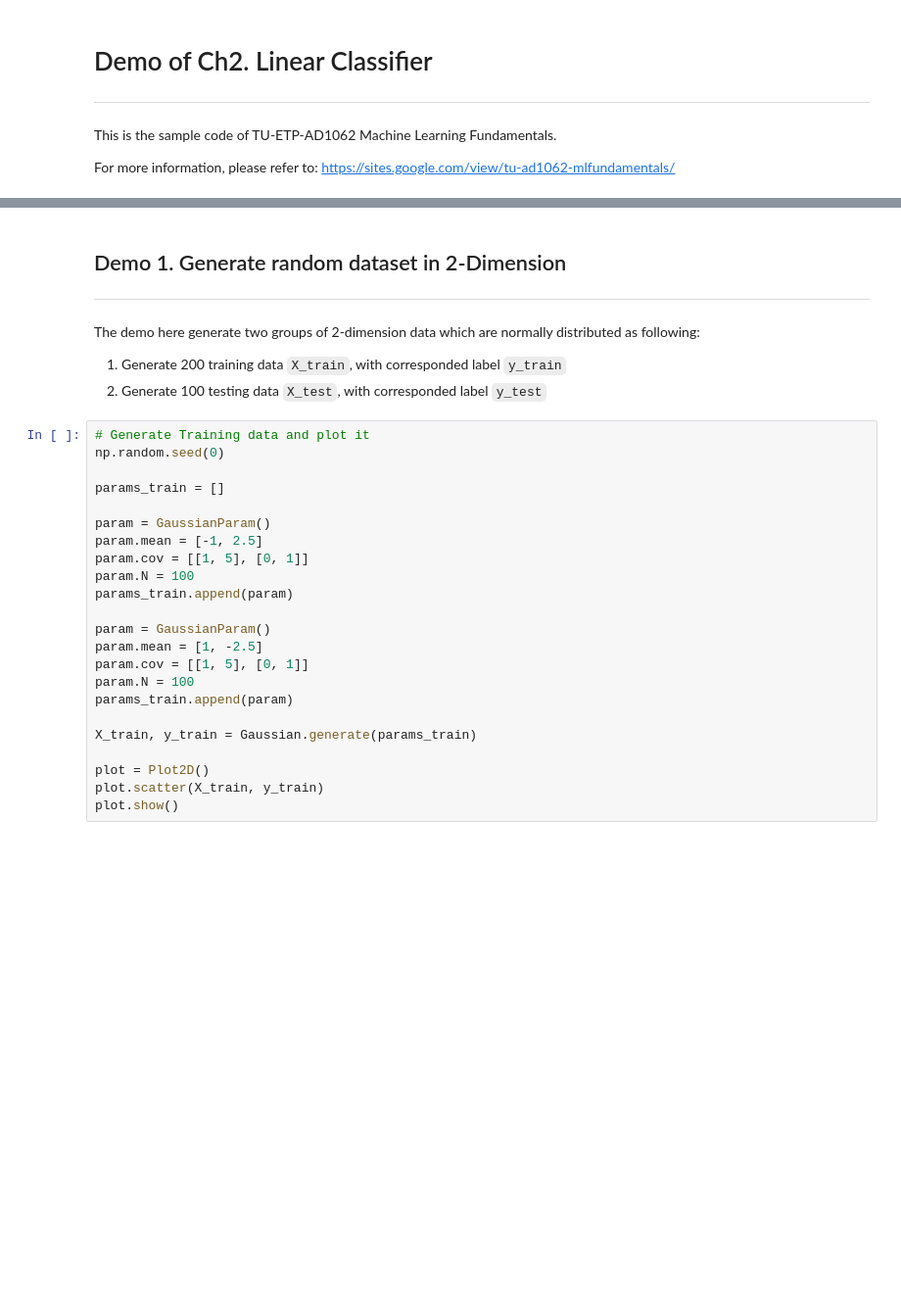
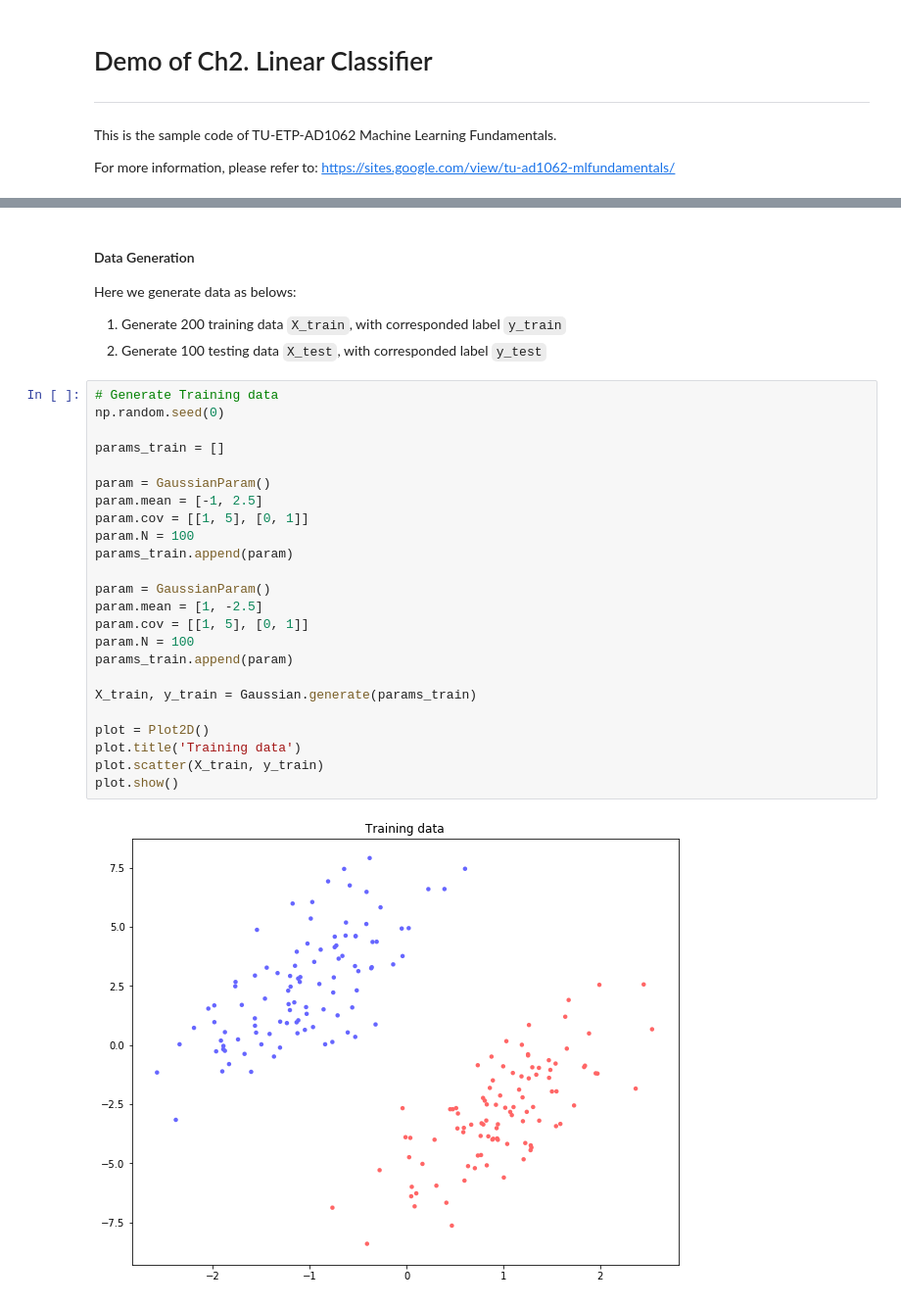
Before and after one commit to jessee-kung/tu-etp-ad1062, a Jupyter notebook: demo_02.ipynb, the cells around one changed output, grey strips where cells are left out. Shown at 98% size. Drawn from its saved outputs; the diff is of its cells as text; blank space fills up the shorter version.

```diff
--- a/demo_02.ipynb
+++ b/demo_02.ipynb
@@ -23,32 +195,34 @@ from mlfund.plot import Plot2D
 # %% [markdown]
-## Demo 1. Generate random dataset in 2-Dimension
-----
-The demo here generate two groups of 2-dimension data which are normally distributed as following:
+#### Data Generation
+Here we generate data as belows:
 1. Generate 200 training data `X_train`, with corresponded label `y_train`
 2. Generate 100 testing data `X_test`, with corresponded label `y_test`
 # %%
-# Generate Training data and plot it
+# Generate Training data
 np.random.seed(0)
 
 params_train = []
 
 param = GaussianParam()
 param.mean = [-1, 2.5]
 param.cov = [[1, 5], [0, 1]]
 param.N = 100
 params_train.append(param)
 
 param = GaussianParam()
 param.mean = [1, -2.5]
 param.cov = [[1, 5], [0, 1]]
 param.N = 100
 params_train.append(param)
 
 X_train, y_train = Gaussian.generate(params_train)
 
 plot = Plot2D()
+plot.title('Training data')
 plot.scatter(X_train, y_train)
 plot.show()
+# %% [output]
+[figure, added]
 # %%
 # Generate testing data
 params_test = []
```
Also changed, not shown: parts of 17 cells of this notebook, 1 other file.
